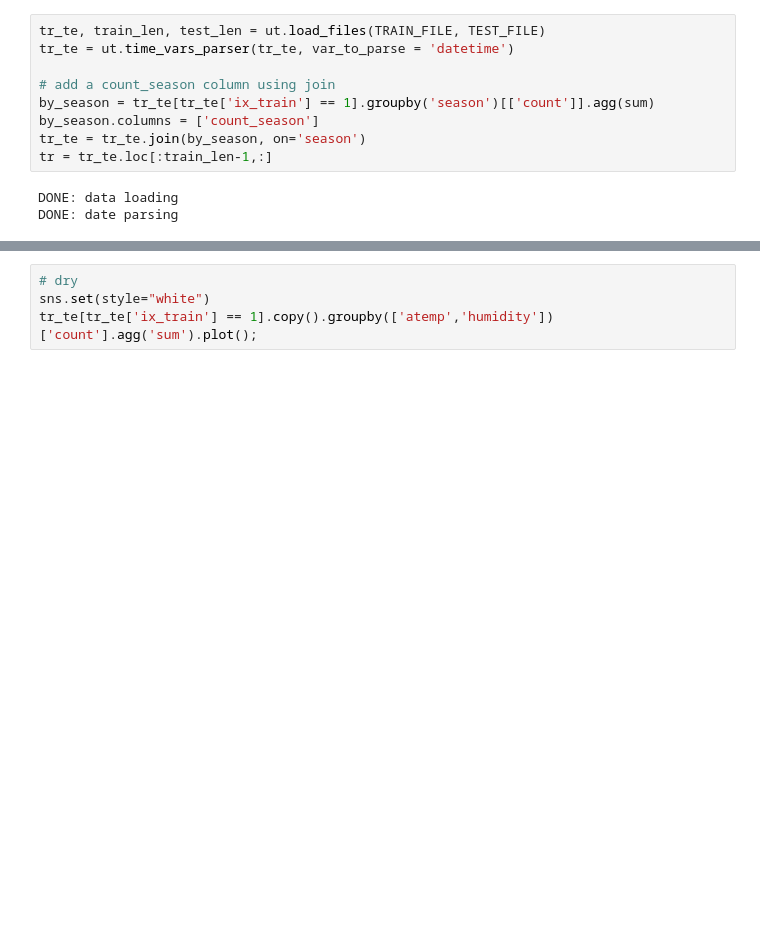
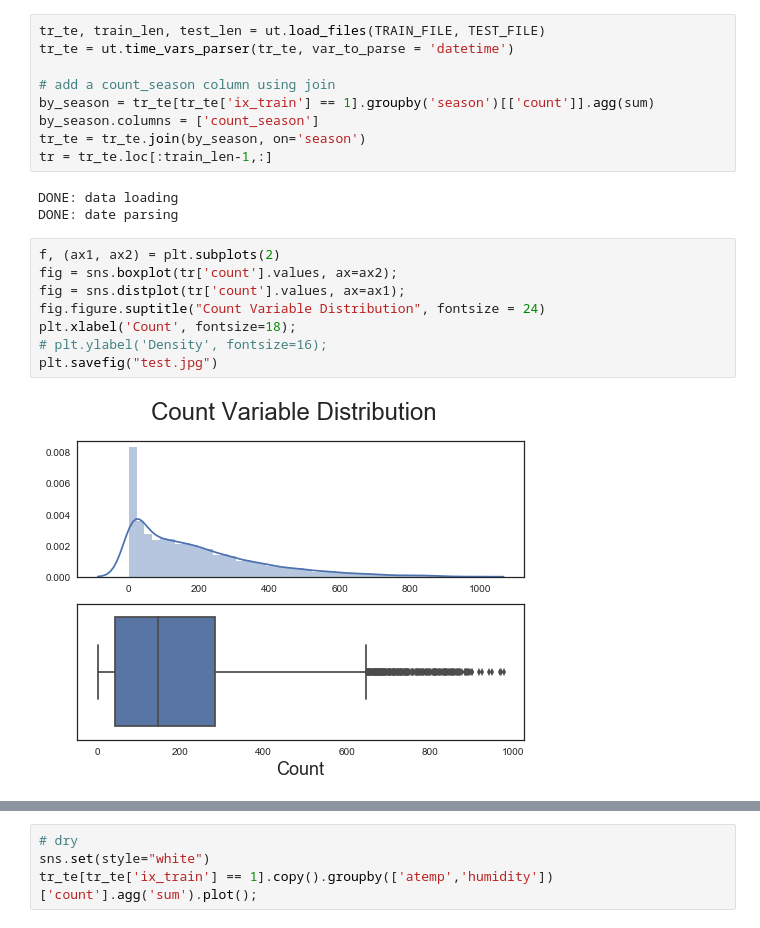
Before and after one commit to LeoPetrini/Bike_Rental_Kaggle, a Jupyter notebook: Exploratory.ipynb, the cells around one changed output, grey strips where cells are left out. Cells and saved outputs as stored; diff of their text form; blank space fills up the shorter version.

```diff
--- a/Exploratory.ipynb
+++ b/Exploratory.ipynb
@@ -39,4 +39,14 @@ tr = tr_te.loc[:train_len-1,:]
 # %% [output]
 DONE: data loading
 DONE: date parsing
+# %%
+f, (ax1, ax2) = plt.subplots(2)
+fig = sns.boxplot(tr['count'].values, ax=ax2);
+fig = sns.distplot(tr['count'].values, ax=ax1);
+fig.figure.suptitle("Count Variable Distribution", fontsize = 24)
+plt.xlabel('Count', fontsize=18);
+# plt.ylabel('Density', fontsize=16);
+plt.savefig("test.jpg")
+# %% [output]
+[figure, added]
 # %%
```
Also changed, not shown: parts of 7 cells of this notebook, 7 other files.
